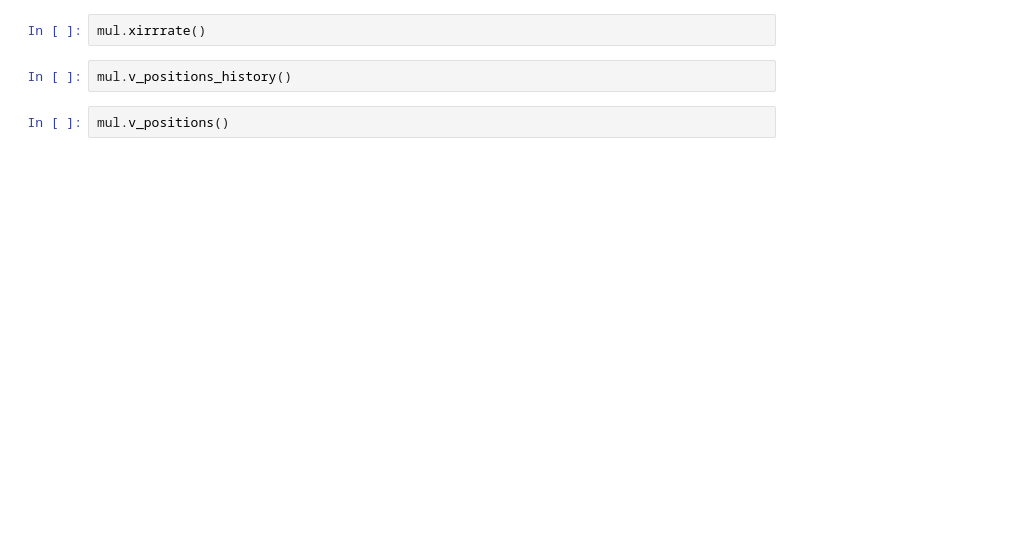
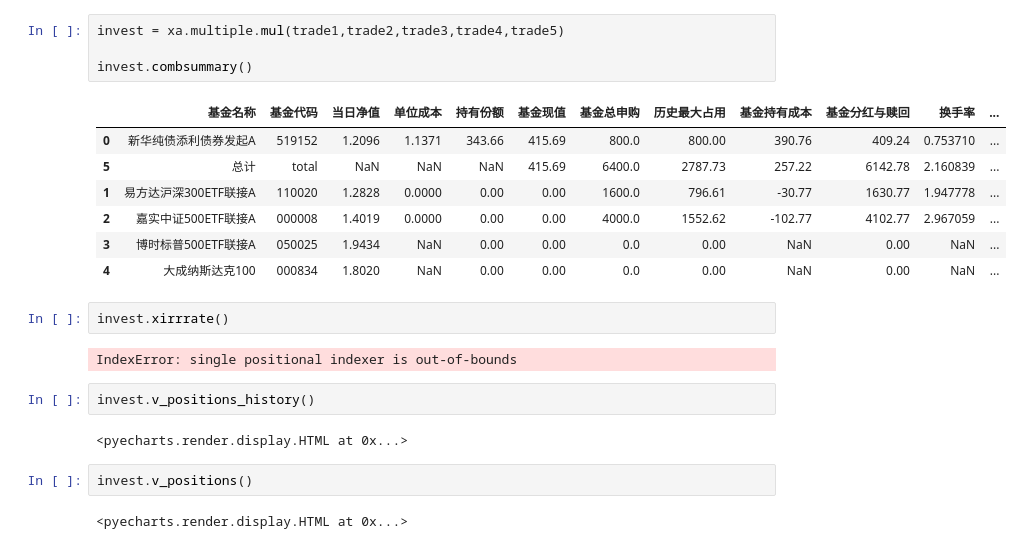
Before and after one commit to chinnsyouki/learnPython, a Jupyter notebook: 09-简七极简组合定投回测.ipynb, the cells around one changed output. Cells and saved outputs as stored; diff of their text form; blank space fills up the shorter version.

```diff
--- a/09-简七极简组合定投回测.ipynb
+++ b/09-简七极简组合定投回测.ipynb
@@ -96,6 +84,24 @@ TradeBehaviorError: You cannot sell first when you never buy
+# %%
+invest = xa.multiple.mul(trade1,trade2,trade3,trade4,trade5)
+
+invest.combsummary()
+# %% [output]
+|  | 基金名称 | 基金代码 | 当日净值 | 单位成本 | 持有份额 | 基金现值 | 基金总申购 | 历史最大占用 | 基金持有成本 | 基金分红与赎回 | 换手率 | ... |
+| 0 | 新华纯债添利债券发起A | 519152 | 1.2096 | 1.1371 | 343.66 | 415.69 | 800.0 | 800.00 | 390.76 | 409.24 | 0.753710 | ... |
+| 5 | 总计 | total | NaN | NaN | NaN | 415.69 | 6400.0 | 2787.73 | 257.22 | 6142.78 | 2.160839 | ... |
+| 1 | 易方达沪深300ETF联接A | 110020 | 1.2828 | 0.0000 | 0.00 | 0.00 | 1600.0 | 796.61 | -30.77 | 1630.77 | 1.947778 | ... |
+| 2 | 嘉实中证500ETF联接A | 000008 | 1.4019 | 0.0000 | 0.00 | 0.00 | 4000.0 | 1552.62 | -102.77 | 4102.77 | 2.967059 | ... |
+| 3 | 博时标普500ETF联接A | 050025 | 1.9434 | NaN | 0.00 | 0.00 | 0.0 | 0.00 | NaN | 0.00 | NaN | ... |
+| 4 | 大成纳斯达克100 | 000834 | 1.8020 | NaN | 0.00 | 0.00 | 0.0 | 0.00 | NaN | 0.00 | NaN | ... |
 # %%
-mul.xirrrate()
+invest.xirrrate()
+# %% [output]
+IndexError: single positional indexer is out-of-bounds
 # %%
-mul.v_positions_history()
+invest.v_positions_history()
+# %% [output]
+<pyecharts.render.display.HTML at 0x...>
 # %%
-mul.v_positions()
+invest.v_positions()
+# %% [output]
+<pyecharts.render.display.HTML at 0x...>
```
Also changed, not shown: parts of 7 cells of this notebook, 4 other files.
